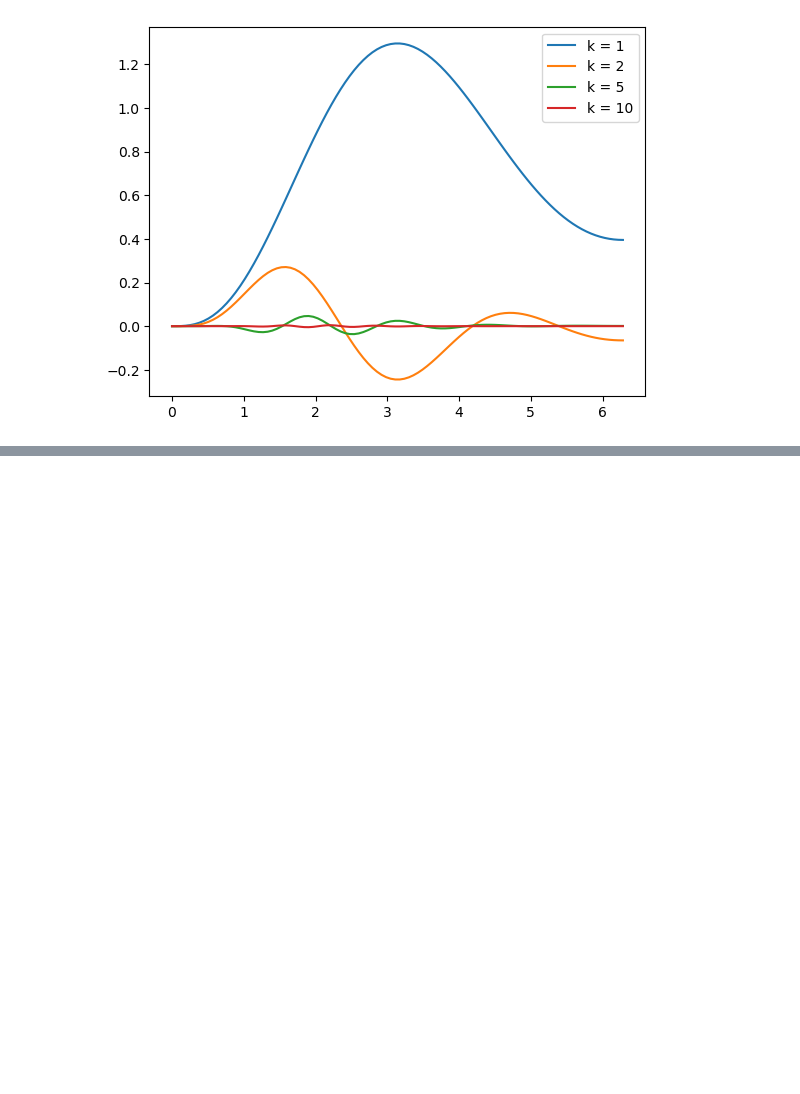
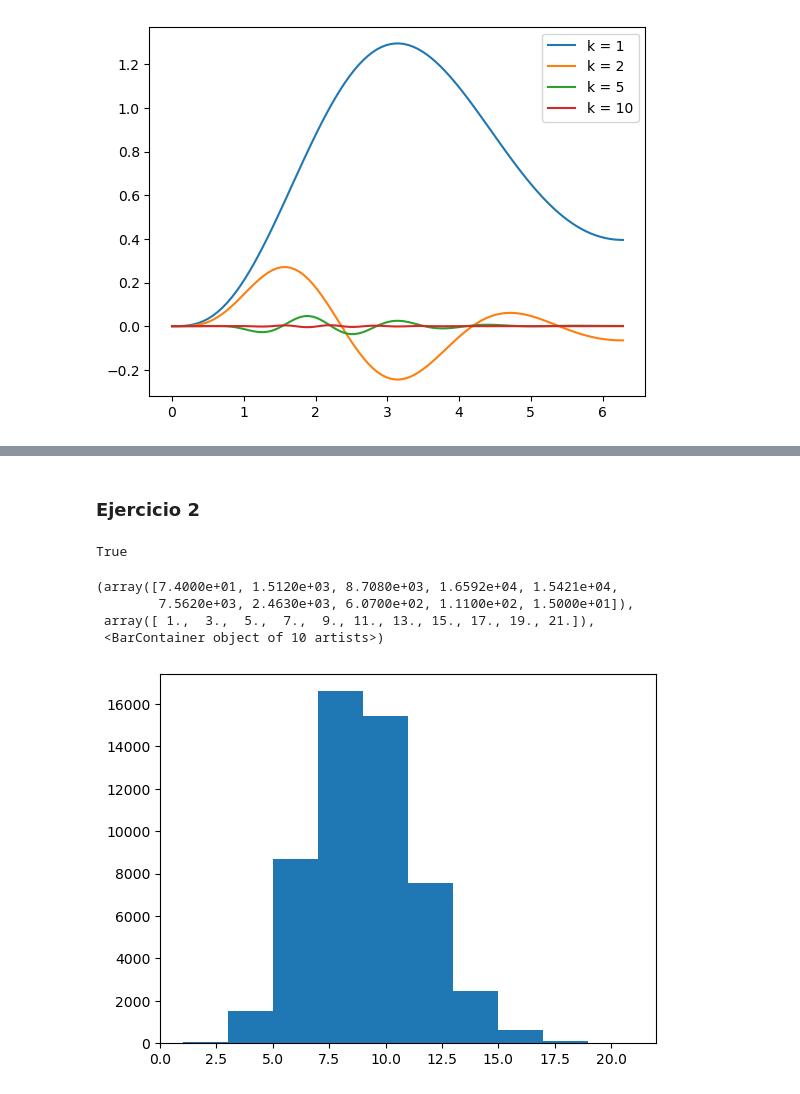
Before and after one commit to Lupama2/IntroPython, a Jupyter notebook: Ejercicios de clases/clase_11.ipynb, the cells around one changed output, grey strips where cells are left out. Saved outputs shown, nothing was run; the diff lists cells and outputs as text; code cells hidden in the pictures; blank space fills up the shorter version.

Commit message:
Hice algunos ejercicios de la clase 11

```diff
--- a/Ejercicios de clases/clase_11.ipynb
+++ b/Ejercicios de clases/clase_11.ipynb
@@ -82,3 +83,9 @@ Trate de obtener un gráfico similar al siguiente (tomado de [wikipedia](https:/
 ![](figuras/HarmOsziFunktionen.png)
 
 -----
+# %% [markdown]
+### Ejercicio 2
+# %%
+"\n" in "si\n"
+# %% [output]
+True
@@ -84,0 +97,18 @@ Trate de obtener un gráfico similar al siguiente (tomado de [wikipedia](https:/
+# %%
+#Cargo las palabras y calculo la longitud de cada una de ellas
+file_name = "data/palabras.words.gz"
+
+# letras = [0] * 512
+palabras_len = np.empty(0)
+with gzip.open(file_name, mode='r') as file:
+    for l in file.readlines():
+        palabras_len = np.append(palabras_len,len(l.decode('utf-8')[:-1])) #Hice esto útlimo para sacarle el "\n"
+# %%
+#Histograma
+plt.hist(palabras_len)
+# %% [output]
+(array([7.4000e+01, 1.5120e+03, 8.7080e+03, 1.6592e+04, 1.5421e+04,
+        7.5620e+03, 2.4630e+03, 6.0700e+02, 1.1100e+02, 1.5000e+01]),
+ array([ 1.,  3.,  5.,  7.,  9., 11., 13., 15., 17., 19., 21.]),
+ <BarContainer object of 10 artists>)
+[figure, added]
```
Also changed, not shown: parts of 19 cells of this notebook, 3 other files.
